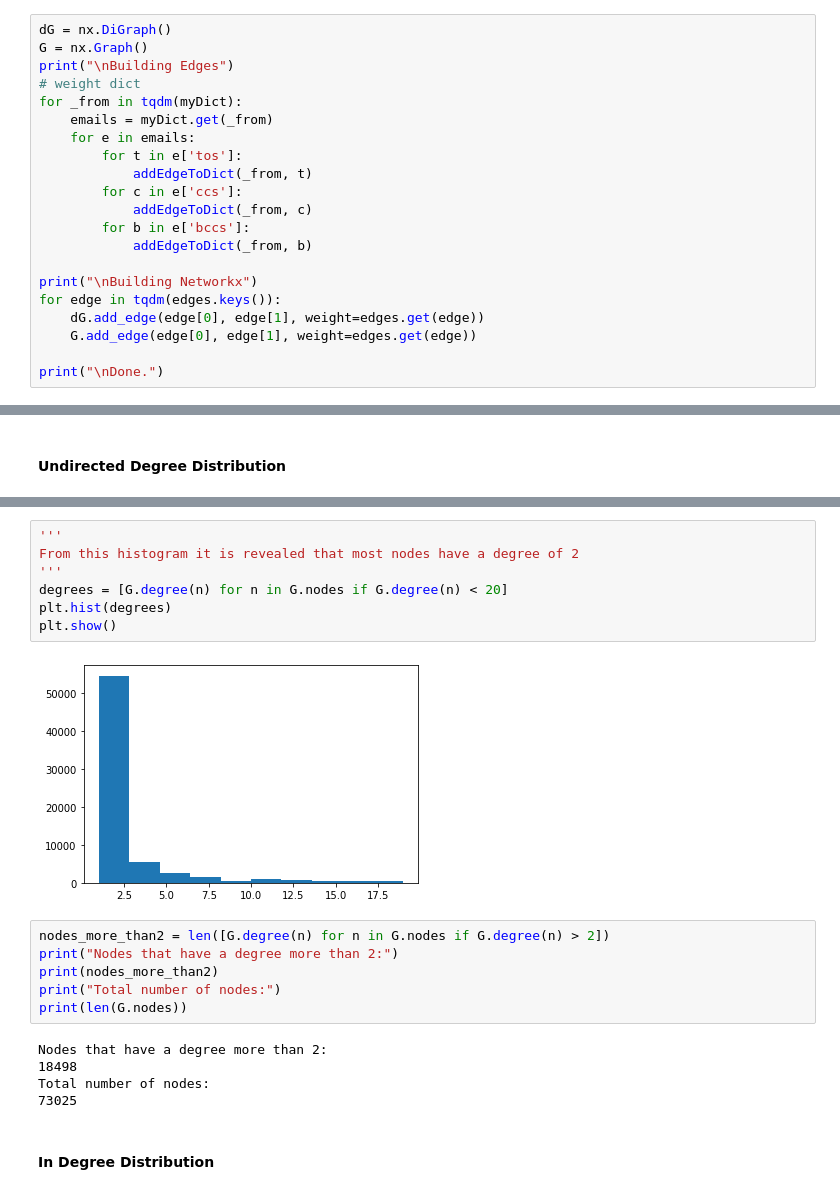
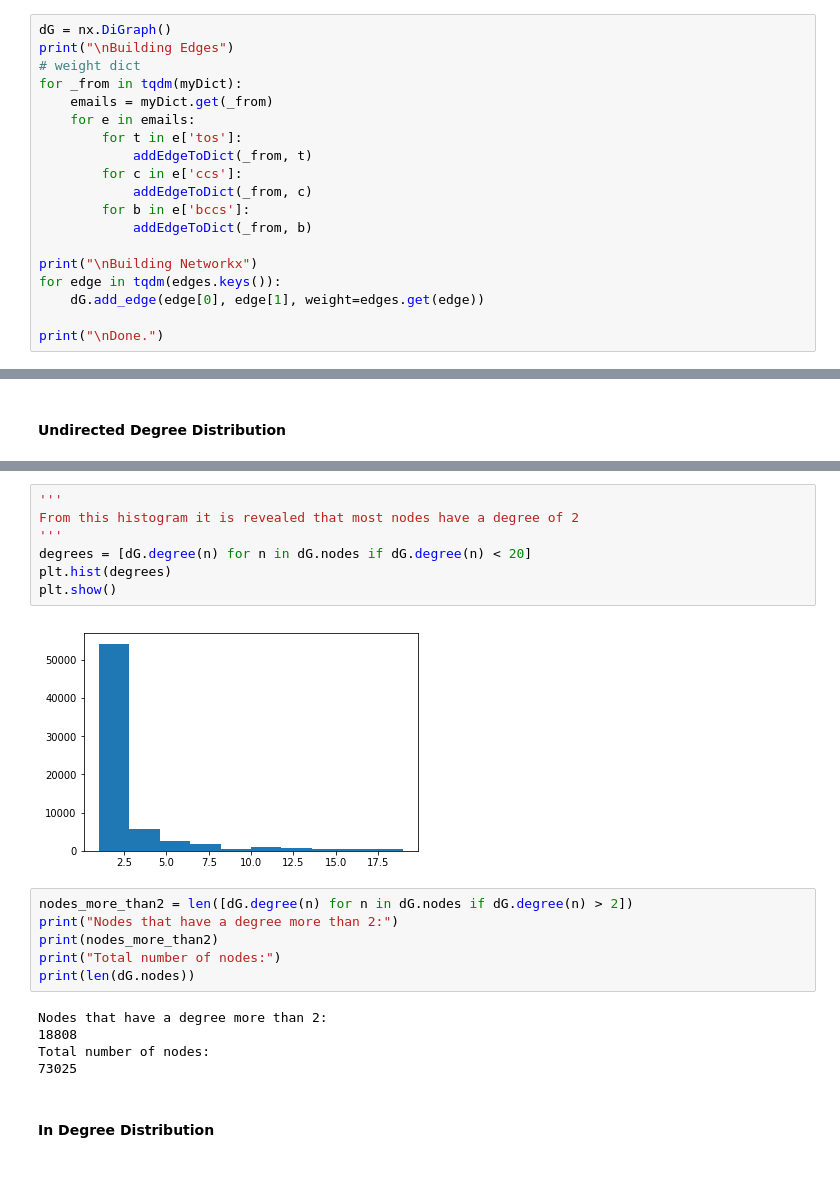
Before and after one commit to AidenWilliams/Enron-Text-and-Graph-Analysis, a Jupyter notebook: Task2/task2.ipynb, the cells around one changed output, grey strips where cells are left out. Drawn from its saved outputs; the diff is of its cells as text.

```diff
--- a/Task2/task2.ipynb
+++ b/Task2/task2.ipynb
@@ -159,7 +159,6 @@ Reading...
 build networkx directed graph with edges
 # %%
 dG = nx.DiGraph()
-G = nx.Graph()
 print("\nBuilding Edges")
 # weight dict
 for _from in tqdm(myDict):
@@ -175,7 +174,6 @@ for _from in tqdm(myDict):
 print("\nBuilding Networkx")
 for edge in tqdm(edges.keys()):
     dG.add_edge(edge[0], edge[1], weight=edges.get(edge))
-    G.add_edge(edge[0], edge[1], weight=edges.get(edge))
 
 print("\nDone.")
 # %% [output]
@@ -222,21 +220,21 @@ plt.show()
 # %%
 '''
 From this histogram it is revealed that most nodes have a degree of 2
 '''
-degrees = [G.degree(n) for n in G.nodes if G.degree(n) < 20]
+degrees = [dG.degree(n) for n in dG.nodes if dG.degree(n) < 20]
 plt.hist(degrees)
 plt.show()
 # %% [output]
-[figure, old version]
+[figure, new version]
 # %%
-nodes_more_than2 = len([G.degree(n) for n in G.nodes if G.degree(n) > 2])
+nodes_more_than2 = len([dG.degree(n) for n in dG.nodes if dG.degree(n) > 2])
 print("Nodes that have a degree more than 2:")
 print(nodes_more_than2)
 print("Total number of nodes:")
-print(len(G.nodes))
+print(len(dG.nodes))
 # %% [output]
 Nodes that have a degree more than 2:
-18498
+18808
 Total number of nodes:
 73025
 # %% [markdown]
```
Also changed, not shown: parts of 28 cells of this notebook, 1 other file.
